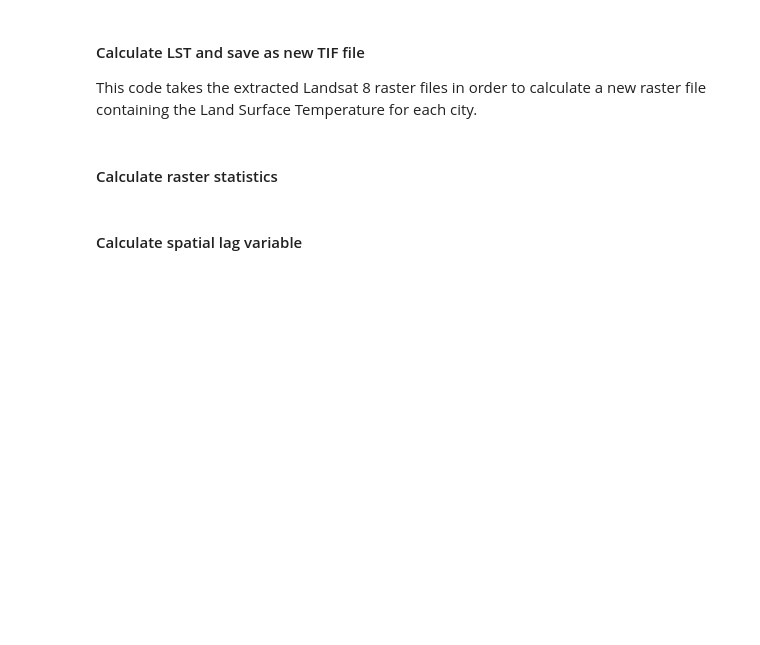
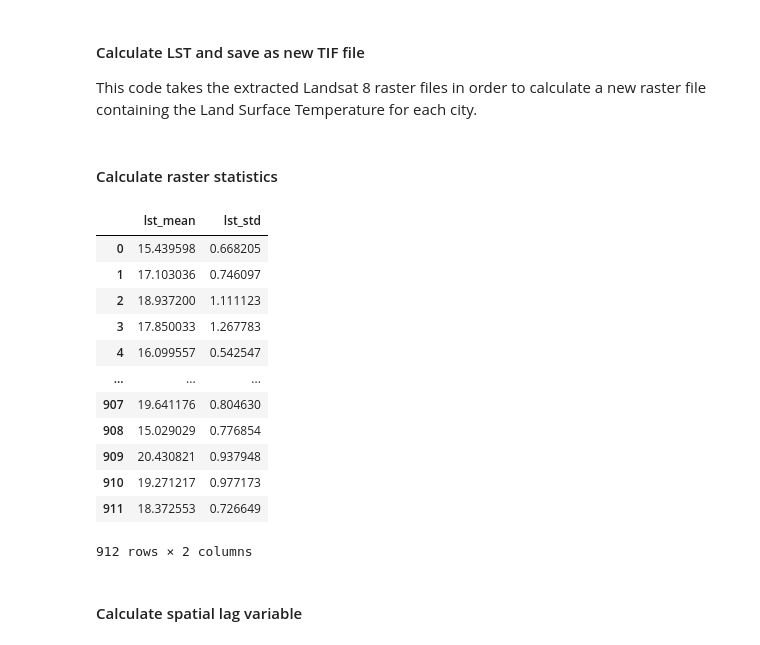
Before and after one commit to finn-wink/cycling_counter_prediction, a Jupyter notebook: built_environment_extraction.ipynb, the cells around one changed output. Cells and saved outputs as stored; diff of their text form; code cells hidden in the pictures; blank space fills up the shorter version.

```diff
--- a/built_environment_extraction.ipynb
+++ b/built_environment_extraction.ipynb
@@ -1070,7 +1088,7 @@ for index, row in citynames_df.iterrows():
     affine = lst.transform
 
     # #Load in buffer file
-    buffer_gdkg = gpd.read_file(city_path + "/buffer_gpkg/point_buffers.gpkg").to_crs(espg)
+    buffer_gdkg = gpd.read_file(city_path + "/buffer_gpkg/point_buffers1.gpkg").to_crs(espg)
 
     statistics = zonal_stats(buffer_gdkg, arr, affine=affine, stats=['mean', 'std'])
 
@@ -1098,33 +1116,47 @@ for index, row in citynames_df.iterrows():
 
     #     pop_sum_lst.append(pop_sum)
 
 
     # ##Land Cover entropy##
     # lc = rasterio.open(city_path + "/landcover.tif")
     # arr = lc.read(1)
     # affine = lc.transform
 
     # # #Load in buffer file
     # buffer_gdkg = gpd.read_file(city_path + "/buffer_gpkg/point_buffers.gpkg").to_crs(espg)
 
     # statistics = zonal_stats(buffer_gdkg, arr, affine=affine, stats=['majority'], add_stats={'entropy':entropy})
 
     # for x in statistics:
     #     lc_entropy = x['entropy']
     #     lc_entropy_lst.append(lc_entropy)
 
 #Add all variables to dataframe
 df9 = pd.DataFrame()
 # df9['ndvi_mean'] = ndvi_mean_lst
 # df9['ndvi_std'] = ndvi_std_lst
 # df9['dem_mean'] = dem_mean_lst
 # df9['dem_std'] = dem_std_lst
 df9['lst_mean'] = lst_mean_lst
 df9['lst_std'] = lst_std_lst
 # df9['pop_sum'] = pop_sum_lst
 # df9['lc_entropy'] = lc_entropy_lst
 
 df9
+# %% [output]
+|  | lst_mean | lst_std |
+| 0 | 15.439598 | 0.668205 |
+| 1 | 17.103036 | 0.746097 |
+| 2 | 18.937200 | 1.111123 |
+| 3 | 17.850033 | 1.267783 |
+| 4 | 16.099557 | 0.542547 |
+| ... | ... | ... |
+| 907 | 19.641176 | 0.804630 |
+| 908 | 15.029029 | 0.776854 |
+| 909 | 20.430821 | 0.937948 |
+| 910 | 19.271217 | 0.977173 |
+| 911 | 18.372553 | 0.726649 |
+912 rows × 2 columns
 # %%
 #Export dataframe to csv
 df9.to_csv('raster_calculations_4.csv')
```
Also changed, not shown: parts of 1 cell of this notebook, 8 other files.
